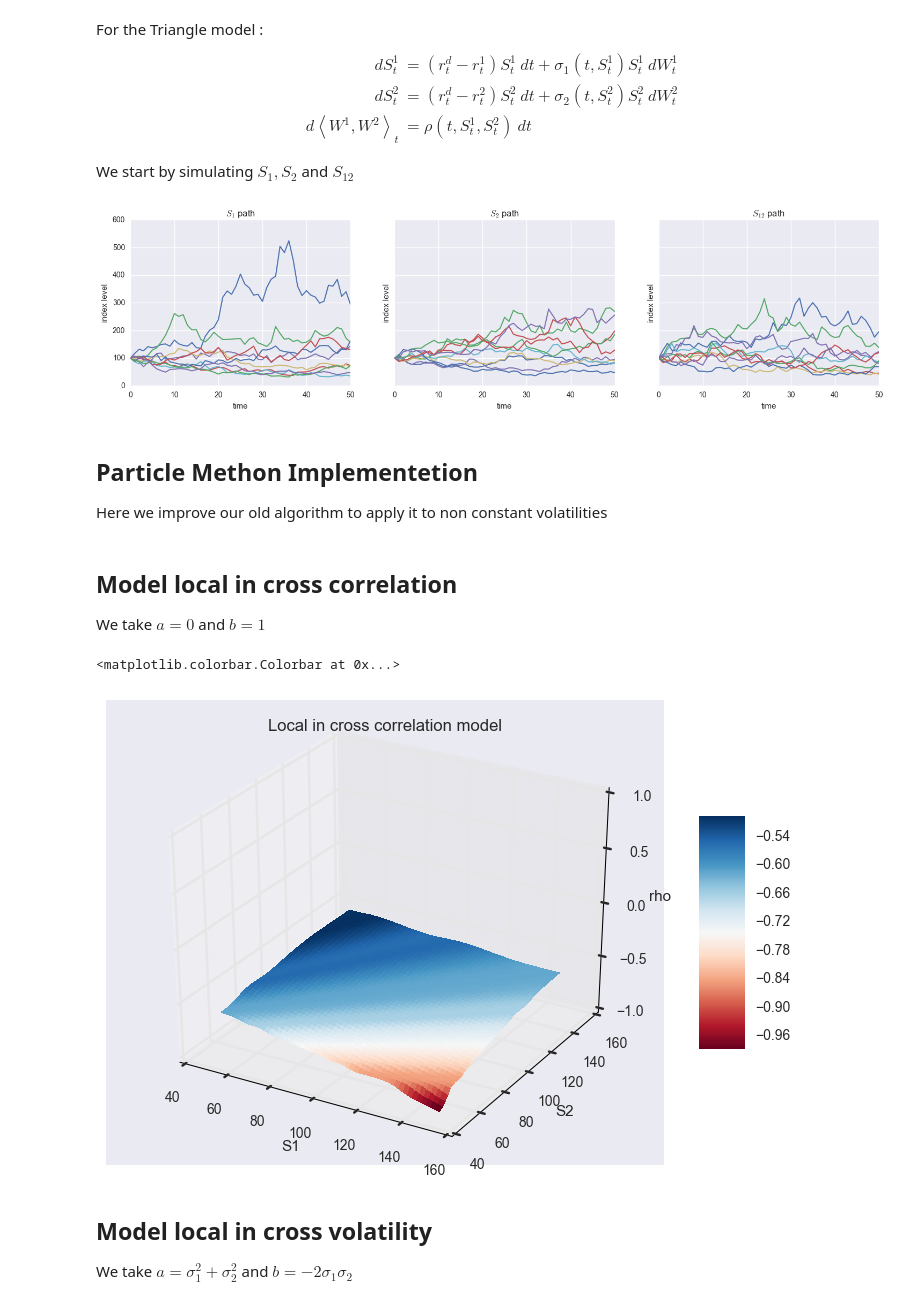
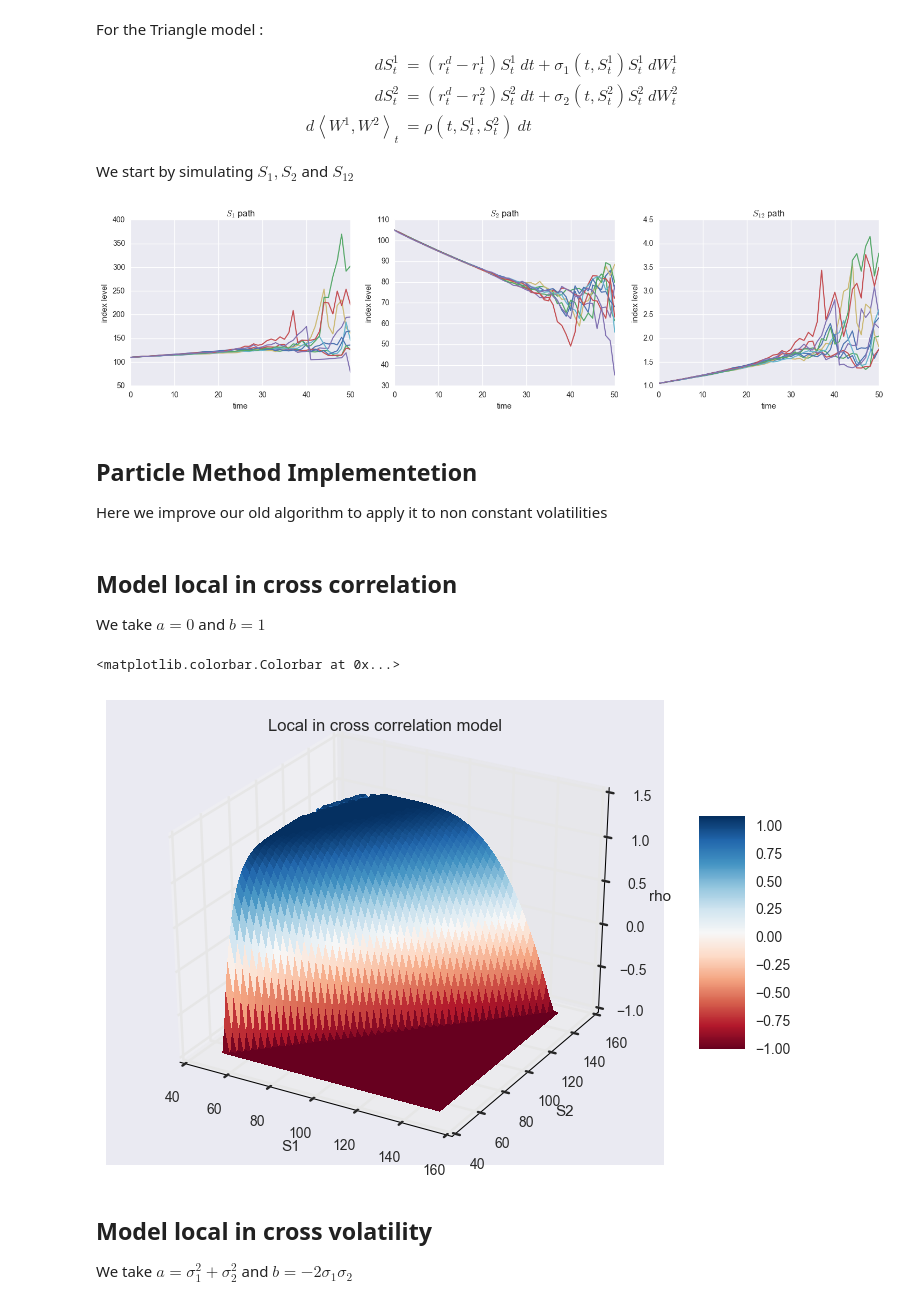
Before and after one commit to FelipeAndresG/FX-triangle, a Jupyter notebook: Code/FX_calibration.ipynb, the cells around one changed output. Drawn from its saved outputs; the diff is of its cells as text; code cells hidden in the pictures.

Commit message:
Added plots

```diff
--- a/Code/FX_calibration.ipynb
+++ b/Code/FX_calibration.ipynb
@@ -323,5 +329,5 @@ for t in range(1, M + 1):
 # %%
-f, (ax1, ax2, ax3) = plt.subplots(1, 3, sharey=True)
+f, (ax1, ax2, ax3) = plt.subplots(1, 3, sharey=False)
 f.set_size_inches(18, 4)
 
 ax1.plot(S_1[:, :10], lw=1.5)
@@ -342,14 +348,14 @@ ax3.set_ylabel('index level')
 ax3.set_title('$S_{12}$ path')
 ax3.grid(True)
 # %% [output]
-[figure, old version]
+[figure, new version]
 # %% [markdown]
-## Particle Methon Implementetion
+## Particle Method Implementetion
 Here we improve our old algorithm to apply it to non constant volatilities
 # %%
 # Algorithm
-N = 100 # grid
-grilha = np.linspace(np.min(S_1/S_2),np.max(S_1/S_2), N)
+N = 500 # grid
+grilha = np.linspace(0.01, 4, N)
 
 def particle_method(S_1, S_2, S_12, sigma1, sigma2, sigma12, a, b, grilha):
     ind = 0
@@ -377,35 +383,37 @@ We take $a = 0$ and $b = 1$
 # %%
 def a(t,x1,x2):
     return 0
 def b(t,x1,x2):
     return 1
 
 flist = particle_method(S_1, S_2, S_12, sigma1, sigma2, sigma12, a, b, grilha)
-t = 49
+t = 30
+ttm = (M - t) * T / M
 
 #x, y = S_1[t], S_2[t]
 x = np.linspace(50, 150, 50)
 y = np.linspace(50, 150, 50)
 s1, s2 = np.meshgrid(x, y)
 #s1, s2 = np.meshgrid(x[x<150], y[y<150])
-z = (1/b(t, s1, s2)) * (flist[t](s1/s2) - a(t, s1, s2))
+z = (1/b(ttm, s1, s2)) * (flist[t](s1/s2) - a(ttm, s1, s2))
+z = np.maximum(z,-1)
 
 fig = plt.figure(figsize=(9, 6))
 ax = fig.gca(projection='3d')
 
 surf = ax.plot_surface(s1, s2, z, rstride=1, cstride=1,
                        cmap=plt.cm.RdBu, linewidth=0,
                        antialiased=False)
 ax.set_title(r'Local in cross correlation model')
-ax.set_zlim([-1,1])
+#ax.set_zlim([-1,1])
 ax.set_xlabel('S1')
 ax.set_ylabel('S2')
 ax.set_zlabel('rho')
 
 fig.colorbar(surf, shrink=0.5, aspect=5)
 # %% [output]
 <matplotlib.colorbar.Colorbar at 0x...>
-[figure, old version]
+[figure, new version]
 # %% [markdown]
 ## Model local in cross volatility
 We take $a = \sigma_1^2 + \sigma_2^2$ and $b = - 2 \sigma_1 \sigma_2$
```
Also changed, not shown: parts of 14 cells of this notebook, 21 other files.
